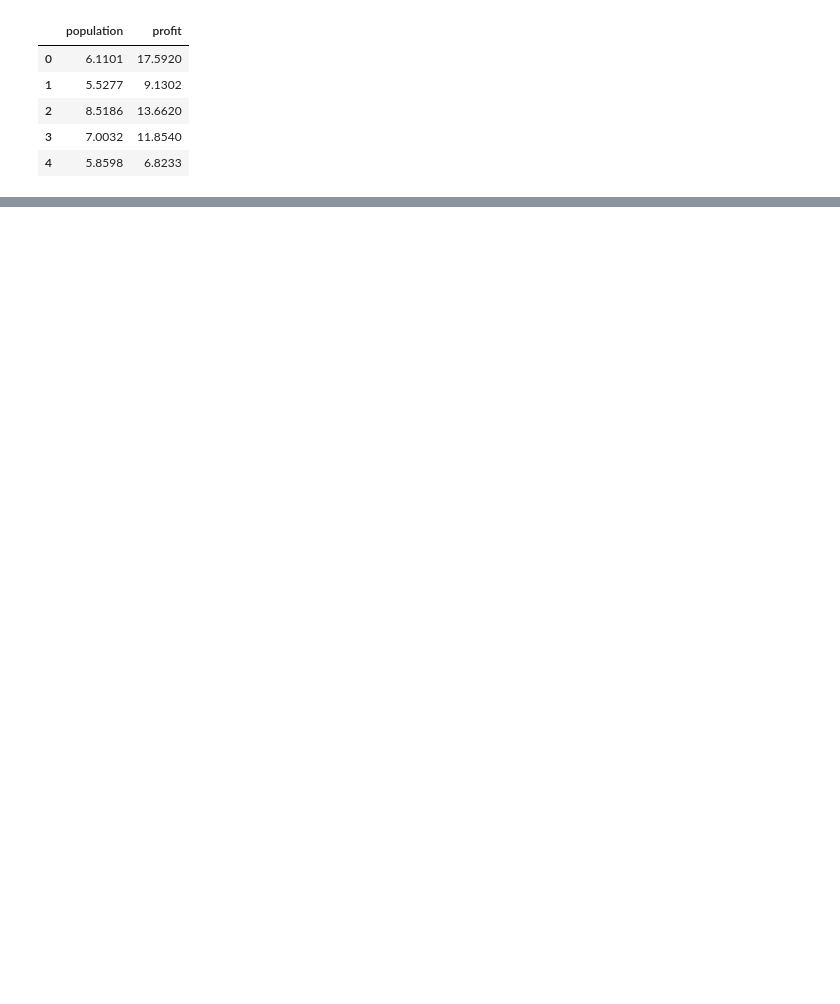
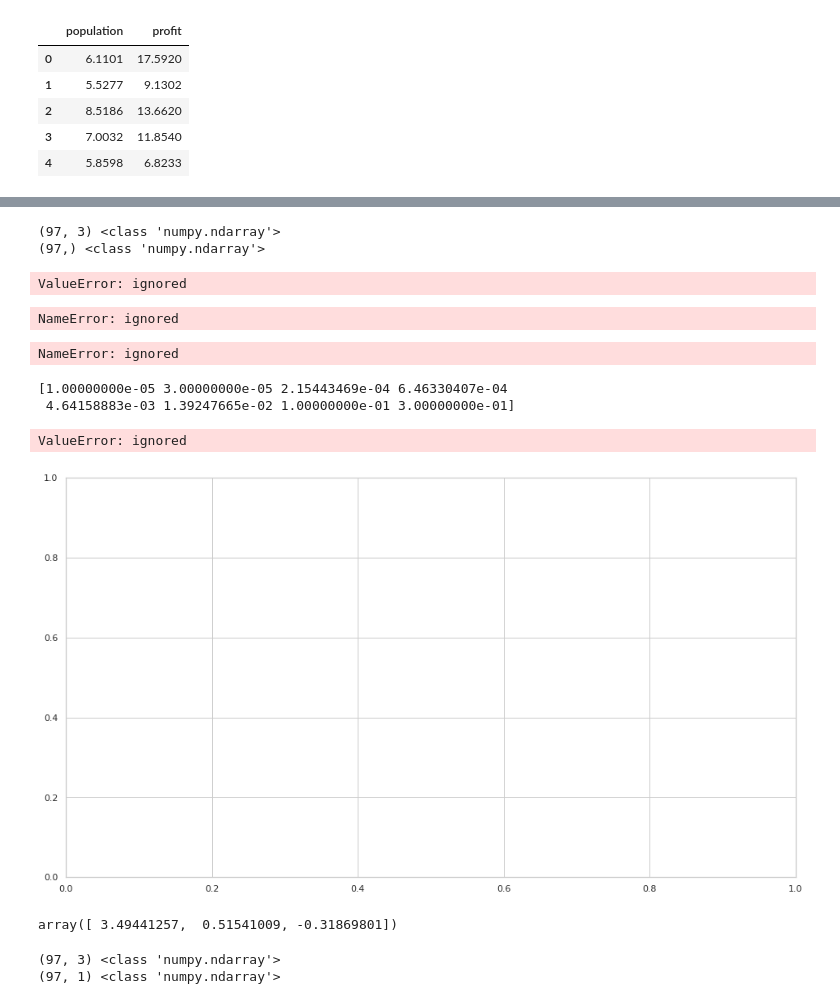
Before and after one commit to xiaochengJF/MachineLearning, a Jupyter notebook: 1、Linear_Regresion.ipynb, the cells around one changed output, grey strips where cells are left out. Cells and saved outputs as stored; diff of their text form; code cells hidden in the pictures; blank space fills up the shorter version.

```diff
--- a/1、Linear_Regresion.ipynb
+++ b/1、Linear_Regresion.ipynb
@@ -111,0 +204,52 @@ TypeError: ignored
+# %%
+X = get_X(data)
+print(X.shape, type(X))
+
+y = get_y(data)
+print(y.shape, type(y))#看下数据的维度和类型
+# %% [output]
+(97, 3) <class 'numpy.ndarray'>
+(97,) <class 'numpy.ndarray'>
+# %%
+alpha = 0.01 # 学习率
+theta = np.zeros(X.shape[1]) # X.shape[1]：特征数n
+epoch = 500 # 轮数
+# %%
+final_theta, cost_data = batch_gradient_decent(theta, X, y, epoch, alpha=alpha)
+# %% [output]
+ValueError: ignored
+# %%
+sns.tsplot(time = np.arange(len(cost_data)), data = cost_data)
+plt.xlabel('epoch', fontsize=18)
+plt.ylabel('cost', fontsize=18)
+plt.show()
+# %% [output]
+NameError: ignored
+# %%
+final_theta
+# %% [output]
+NameError: ignored
+# %%
+base = np.logspace(-1, -5, num=4)
+candidate = np.sort(np.concatenate((base, base*3)))
+print(candidate)
+# %% [output]
+[1.00000000e-05 3.00000000e-05 2.15443469e-04 6.46330407e-04
+ 4.64158883e-03 1.39247665e-02 1.00000000e-01 3.00000000e-01]
+# %%
+epoch = 50
+
+fig , ax = plt.subplots(figsize = (16, 9))
+
+for alpha in candidate:
+    _, cost_data = batch_gradient_decent(theta, X, y, epoch, alpha=alpha)
+    ax.plot(np.arange(epoch+1), cost_data, label = alpha)
+
+ax.set_xlabel('epoch', fontsize=18)
+ax.set_ylabel('cost', fontsize=18)
+ax.legend(bbox_to_anchor=(1.05, 1), loc=2, borderaxespad=0.)
+ax.set_title('learning rate', fontsize=18)
+plt.show()
+# %% [output]
+ValueError: ignored
+[figure, added]
@@ -111,0 +264,14 @@ TypeError: ignored
+# %%
+final_theta2 = normalEqn(X, y)
+final_theta2
+# %% [output]
+array([ 3.49441257,  0.51541009, -0.31869801])
+# %%
+X_data = get_X(data)
+print(X_data.shape, type(X_data))
+
+y_data = get_y(data).reshape(len(X_data), 1)
+print(y_data.shape, type(y_data))
+# %% [output]
+(97, 3) <class 'numpy.ndarray'>
+(97, 1) <class 'numpy.ndarray'>
```
Also changed, not shown: parts of 24 cells of this notebook.
